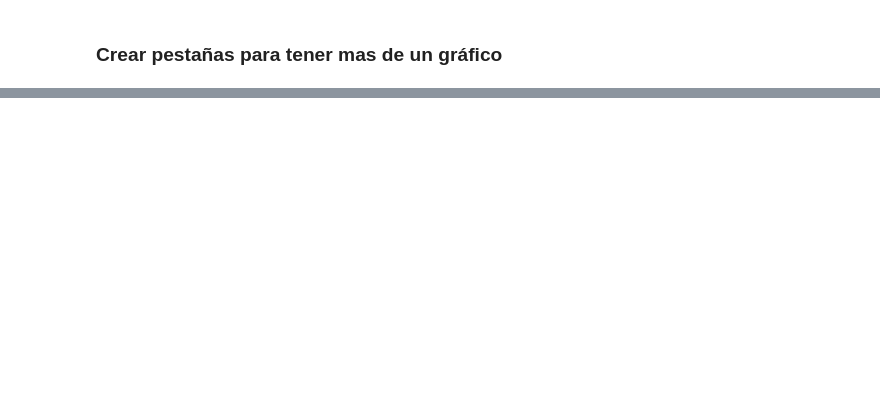
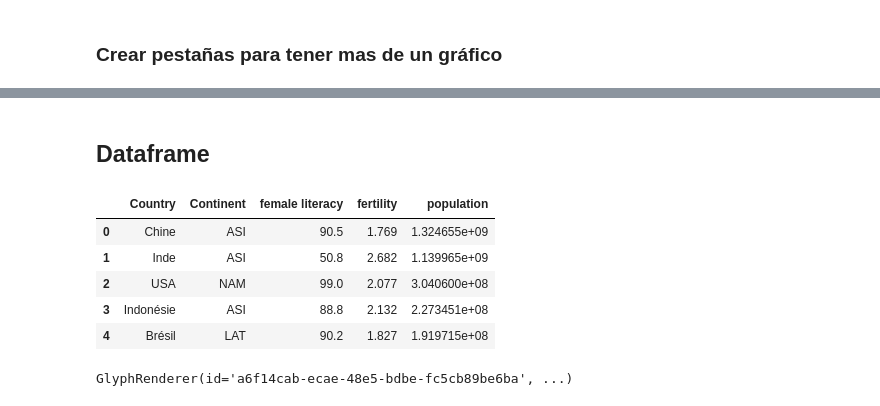
Before and after one commit to essalguero/VisualizacionDatosBokeh, a Jupyter notebook: ClaseBokeh02.ipynb, the cells around one changed output, grey strips where cells are left out. Drawn from its saved outputs; the diff is of its cells as text; code cells hidden in the pictures; blank space fills up the shorter version.

```diff
--- a/ClaseBokeh02.ipynb
+++ b/ClaseBokeh02.ipynb
@@ -125,0 +150,13 @@ show(layout)
+# %% [markdown]
+## Dataframe
+# %%
+df = pd.read_csv("female_literacy_birth_rate.csv")
+# %%
+df.head()
+# %% [output]
+|  | Country | Continent | female literacy | fertility | population |
+| 0 | Chine | ASI | 90.5 | 1.769 | 1.324655e+09 |
+| 1 | Inde | ASI | 50.8 | 2.682 | 1.139965e+09 |
+| 2 | USA | NAM | 99.0 | 2.077 | 3.040600e+08 |
+| 3 | Indonésie | ASI | 88.8 | 2.132 | 2.273451e+08 |
+| 4 | Brésil | LAT | 90.2 | 1.827 | 1.919715e+08 |
@@ -125,0 +165,7 @@ show(layout)
+# %%
+p1 = figure(tools = 'lasso_select, reset', x_axis_label = 'fertility (children per woman)', y_axis_label = 'female_literacy (% population)', width = 400, height = 400)
+p2 = figure(x_axis_label = 'population', y_axis_label = 'female_literacy (% population)', width = 400, height = 400)
+p1.circle('fertility', 'female literacy', source = source)
+p2.circle('population', 'female literacy', source = source)
+# %% [output]
+GlyphRenderer(id='a6f14cab-ecae-48e5-bdbe-fc5cb89be6ba', ...)
```
Also changed, not shown: parts of 19 cells of this notebook, 3 other files.
